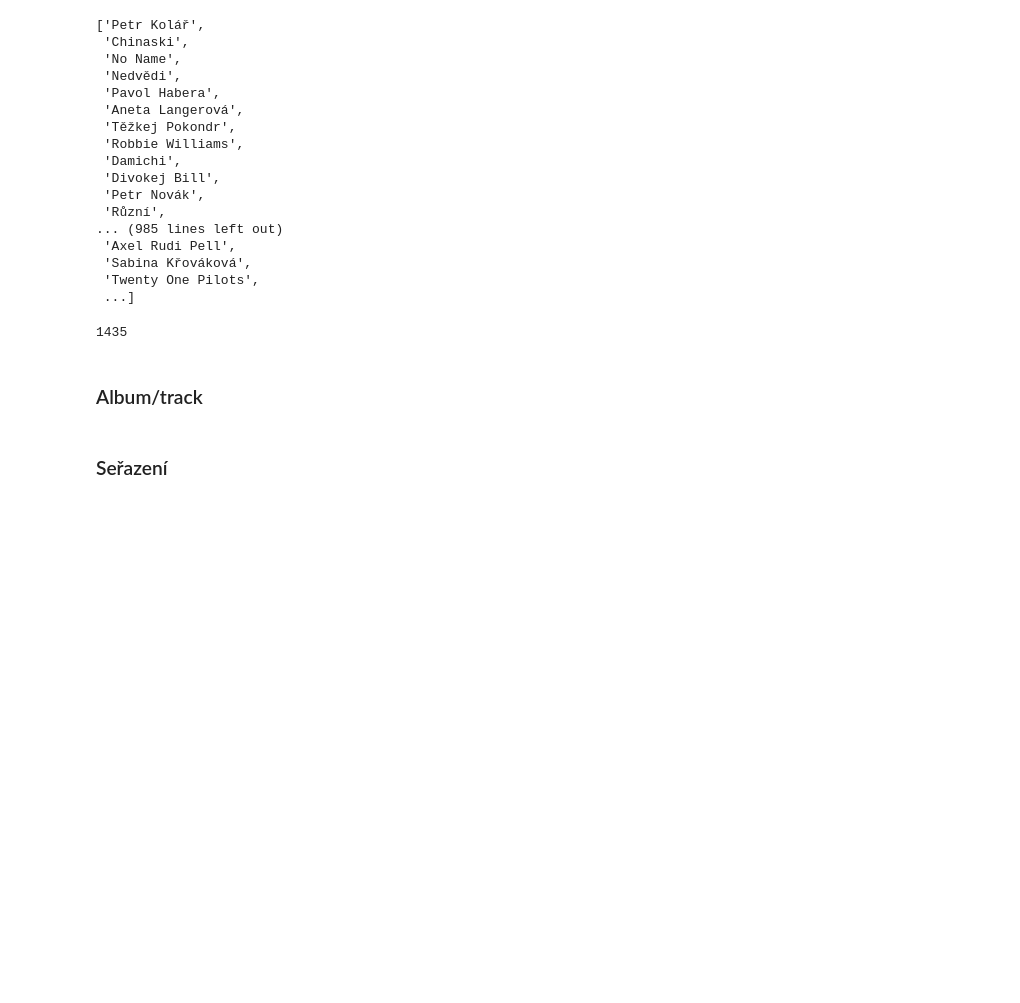
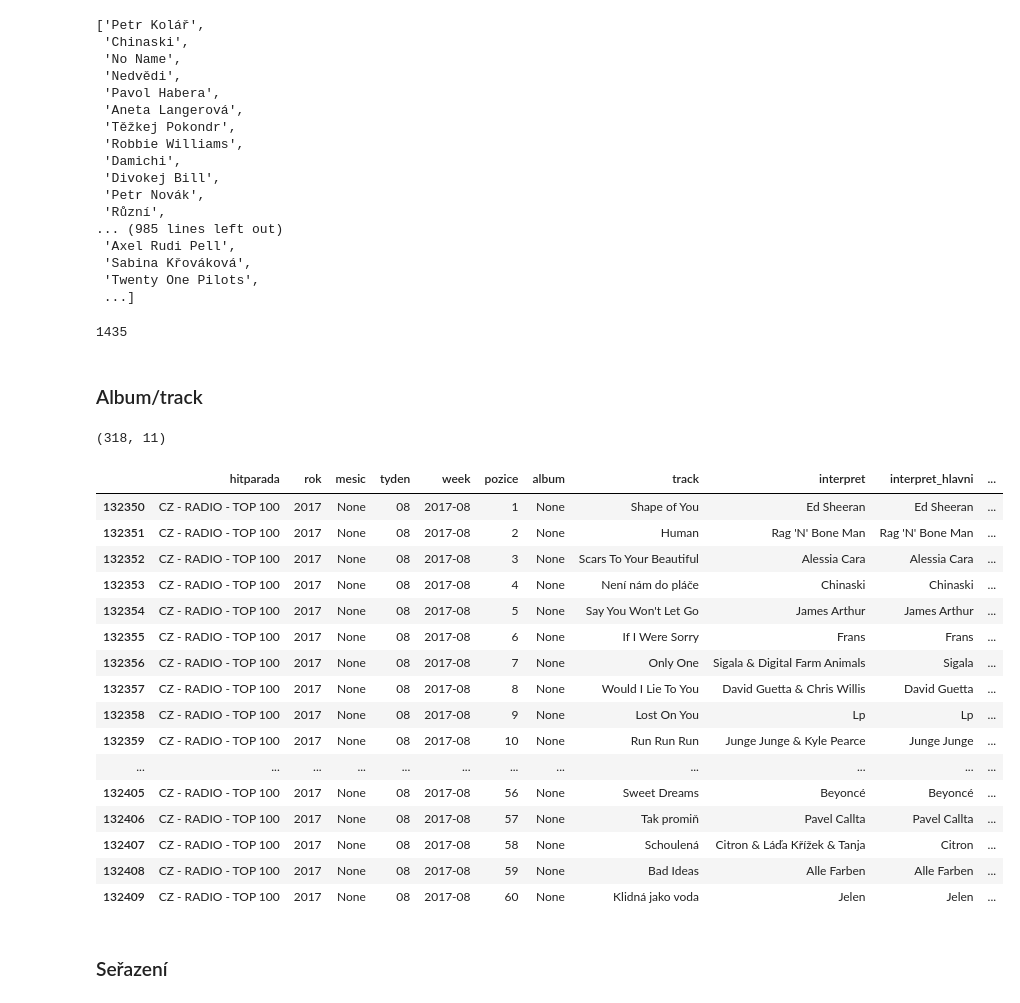
Before and after one commit to DataRozhlas/hitparady, a Jupyter notebook: 006 čištění IFPI.ipynb, the cells around one changed output. Drawn from its saved outputs; the diff is of its cells as text; code cells hidden in the pictures; blank space fills up the shorter version.

```diff
--- a/006 čištění IFPI.ipynb
+++ b/006 čištění IFPI.ipynb
@@ -45,0 +108,2 @@ hitparady
+# %%
+df.loc[df['soubor'].str.contains('2819'),'obdobi']="5. týden 2023"
@@ -480,6 +575,30 @@ df = df.drop(columns=['track/album','obdobi'])
 poradi = ['hitparada','rok','mesic','tyden','week','pozice','album','track','interpret','interpret_hlavni','vydavatel',]
 # %%
 df = df.reindex(columns=poradi)
+# %%
+df[(df['week'] == '2017-08') & (df['hitparada'].str.contains('RADIO'))].shape
+# %% [output]
+(318, 11)
+# %%
+df[(df['week'] == '2017-08') & (df['hitparada'].str.contains('RADIO'))].head(60)
+# %% [output]
+|  | hitparada | rok | mesic | tyden | week | pozice | album | track | interpret | interpret_hlavni | ... |
+| 132350 | CZ - RADIO - TOP 100 | 2017 | None | 08 | 2017-08 | 1 | None | Shape of You | Ed Sheeran | Ed Sheeran | ... |
+| 132351 | CZ - RADIO - TOP 100 | 2017 | None | 08 | 2017-08 | 2 | None | Human | Rag 'N' Bone Man | Rag 'N' Bone Man | ... |
+| 132352 | CZ - RADIO - TOP 100 | 2017 | None | 08 | 2017-08 | 3 | None | Scars To Your Beautiful | Alessia Cara | Alessia Cara | ... |
+| 132353 | CZ - RADIO - TOP 100 | 2017 | None | 08 | 2017-08 | 4 | None | Není nám do pláče | Chinaski | Chinaski | ... |
+| 132354 | CZ - RADIO - TOP 100 | 2017 | None | 08 | 2017-08 | 5 | None | Say You Won't Let Go | James Arthur | James Arthur | ... |
+| 132355 | CZ - RADIO - TOP 100 | 2017 | None | 08 | 2017-08 | 6 | None | If I Were Sorry | Frans | Frans | ... |
+| 132356 | CZ - RADIO - TOP 100 | 2017 | None | 08 | 2017-08 | 7 | None | Only One | Sigala & Digital Farm Animals | Sigala | ... |
+| 132357 | CZ - RADIO - TOP 100 | 2017 | None | 08 | 2017-08 | 8 | None | Would I Lie To You | David Guetta & Chris Willis | David Guetta | ... |
+| 132358 | CZ - RADIO - TOP 100 | 2017 | None | 08 | 2017-08 | 9 | None | Lost On You | Lp | Lp | ... |
+| 132359 | CZ - RADIO - TOP 100 | 2017 | None | 08 | 2017-08 | 10 | None | Run Run Run | Junge Junge & Kyle Pearce | Junge Junge | ... |
+| ... | ... | ... | ... | ... | ... | ... | ... | ... | ... | ... | ... |
+| 132405 | CZ - RADIO - TOP 100 | 2017 | None | 08 | 2017-08 | 56 | None | Sweet Dreams | Beyoncé | Beyoncé | ... |
+| 132406 | CZ - RADIO - TOP 100 | 2017 | None | 08 | 2017-08 | 57 | None | Tak promiň | Pavel Callta | Pavel Callta | ... |
+| 132407 | CZ - RADIO - TOP 100 | 2017 | None | 08 | 2017-08 | 58 | None | Schoulená | Citron & Láďa Křížek & Tanja | Citron | ... |
+| 132408 | CZ - RADIO - TOP 100 | 2017 | None | 08 | 2017-08 | 59 | None | Bad Ideas | Alle Farben | Alle Farben | ... |
+| 132409 | CZ - RADIO - TOP 100 | 2017 | None | 08 | 2017-08 | 60 | None | Klidná jako voda | Jelen | Jelen | ... |
 # %% [markdown]
 ### Seřazení
 # %%
```
Also changed, not shown: parts of 16 cells of this notebook, 49 other files.
